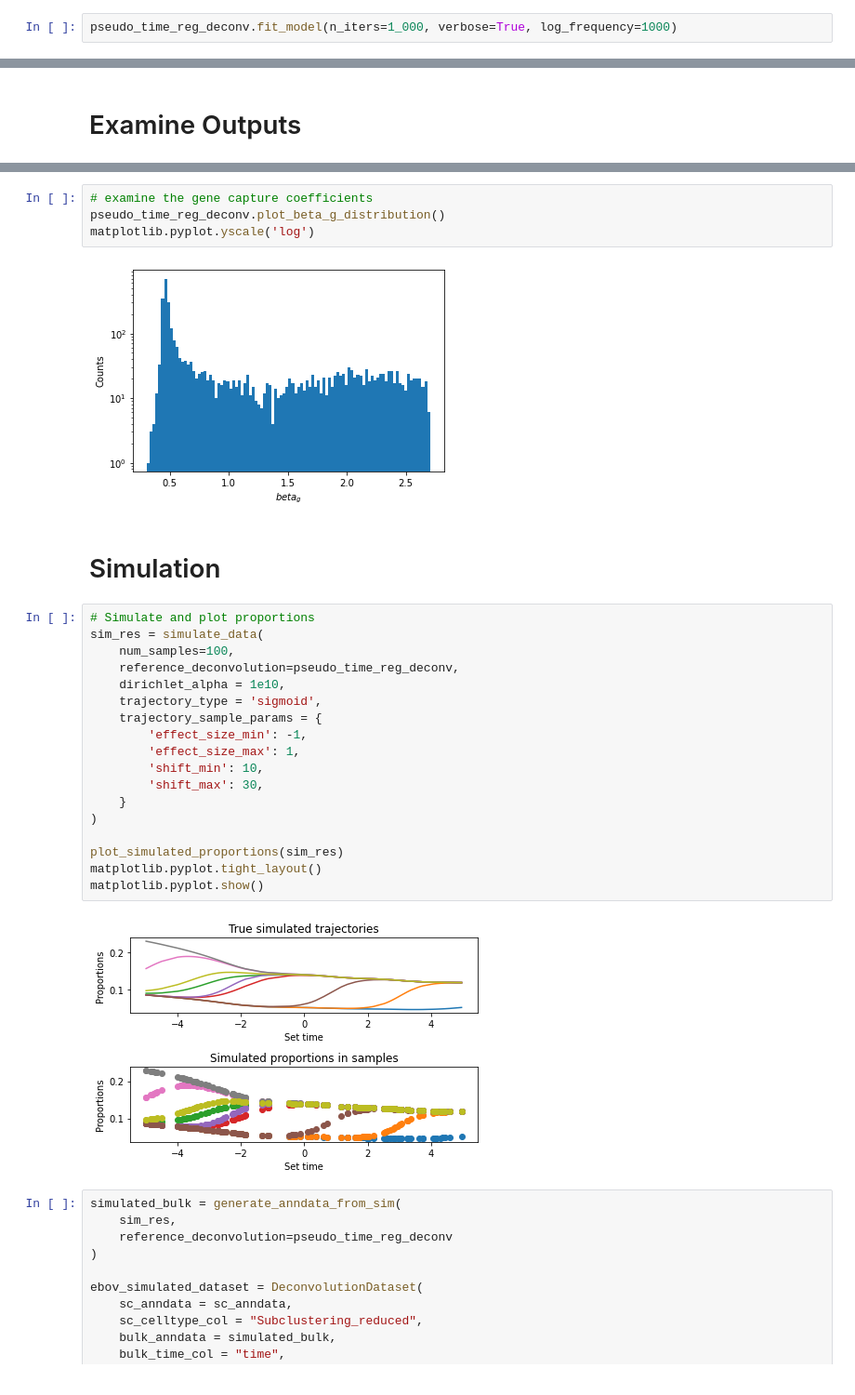
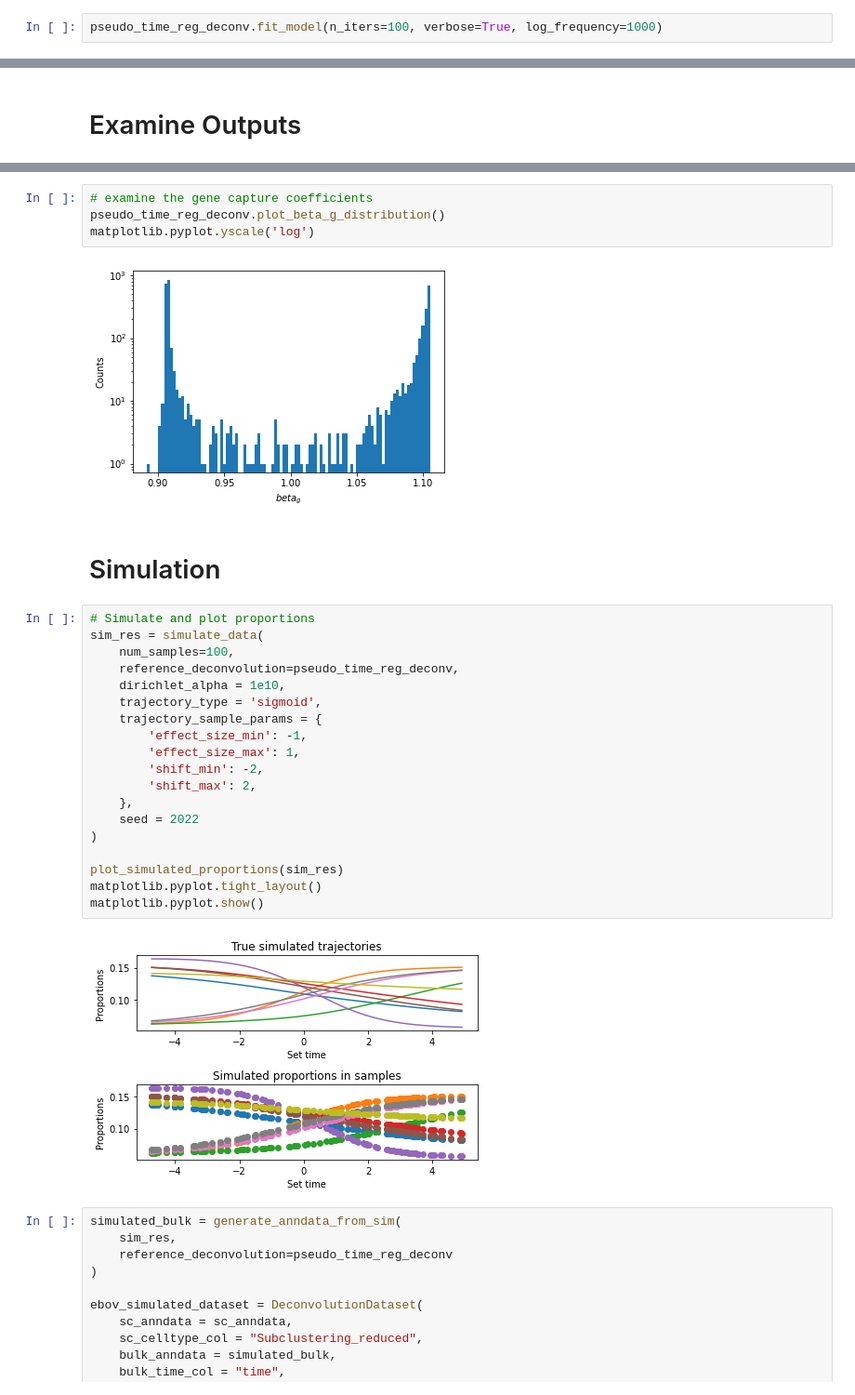
Before and after one commit to broadinstitute/temporal-rna-seq-deconvolution, a Jupyter notebook: deconvolve-simulated-sigmoid-example.ipynb, the cells around one changed output, grey strips where cells are left out. Shown at 93% size. Drawn from its saved outputs; the diff is of its cells as text.

Commit message:
update sigmoid parametrization and seed

```diff
--- a/deconvolve-simulated-sigmoid-example.ipynb
+++ b/deconvolve-simulated-sigmoid-example.ipynb
@@ -48,7 +48,7 @@ pseudo_time_reg_deconv = TimeRegularizedDeconvolution(
     device=device,
     dtype=dtype)
 # %%
-pseudo_time_reg_deconv.fit_model(n_iters=1_000, verbose=True, log_frequency=1000)
+pseudo_time_reg_deconv.fit_model(n_iters=100, verbose=True, log_frequency=1000)
 # %% [output]
 [iteration: 0]   loss: 30368141.04
 # %% [markdown]
@@ -75,29 +75,30 @@ pseudo_time_reg_deconv.plot_phi_g_distribution()
 pseudo_time_reg_deconv.plot_beta_g_distribution()
 matplotlib.pyplot.yscale('log')
 # %% [output]
-[figure, old version]
+[figure, new version]
 # %% [markdown]
 # Simulation
 # %%
 # Simulate and plot proportions
 sim_res = simulate_data(
     num_samples=100,
     reference_deconvolution=pseudo_time_reg_deconv,
     dirichlet_alpha = 1e10,
     trajectory_type = 'sigmoid',
     trajectory_sample_params = {
         'effect_size_min': -1,
         'effect_size_max': 1,
-        'shift_min': 10,
-        'shift_max': 30,
-    }
+        'shift_min': -2,
+        'shift_max': 2,
+    },
+    seed = 2022
 )
 
 plot_simulated_proportions(sim_res)
 matplotlib.pyplot.tight_layout()
 matplotlib.pyplot.show()
 # %% [output]
-[figure, old version]
+[figure, new version]
 # %%
 simulated_bulk = generate_anndata_from_sim(
     sim_res,
```
Also changed, not shown: parts of 10 cells of this notebook, 1 other file.
